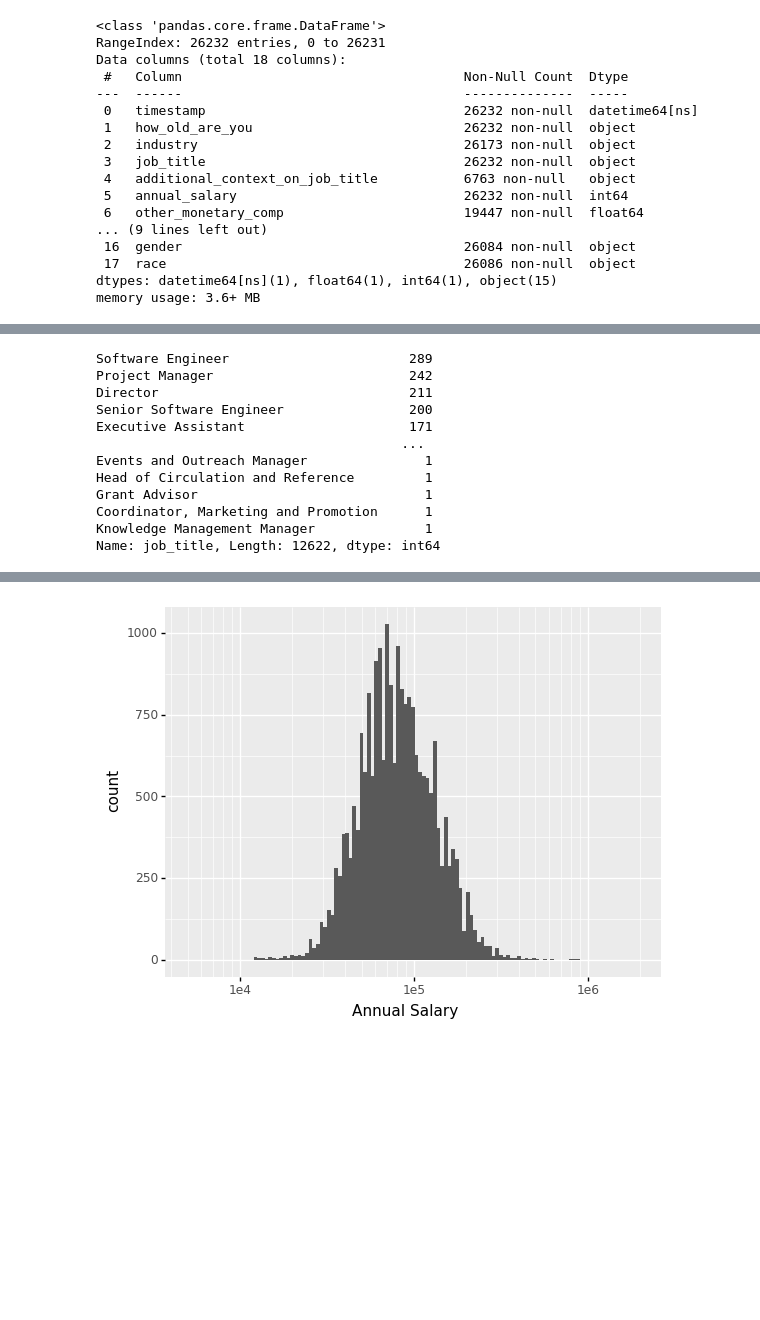
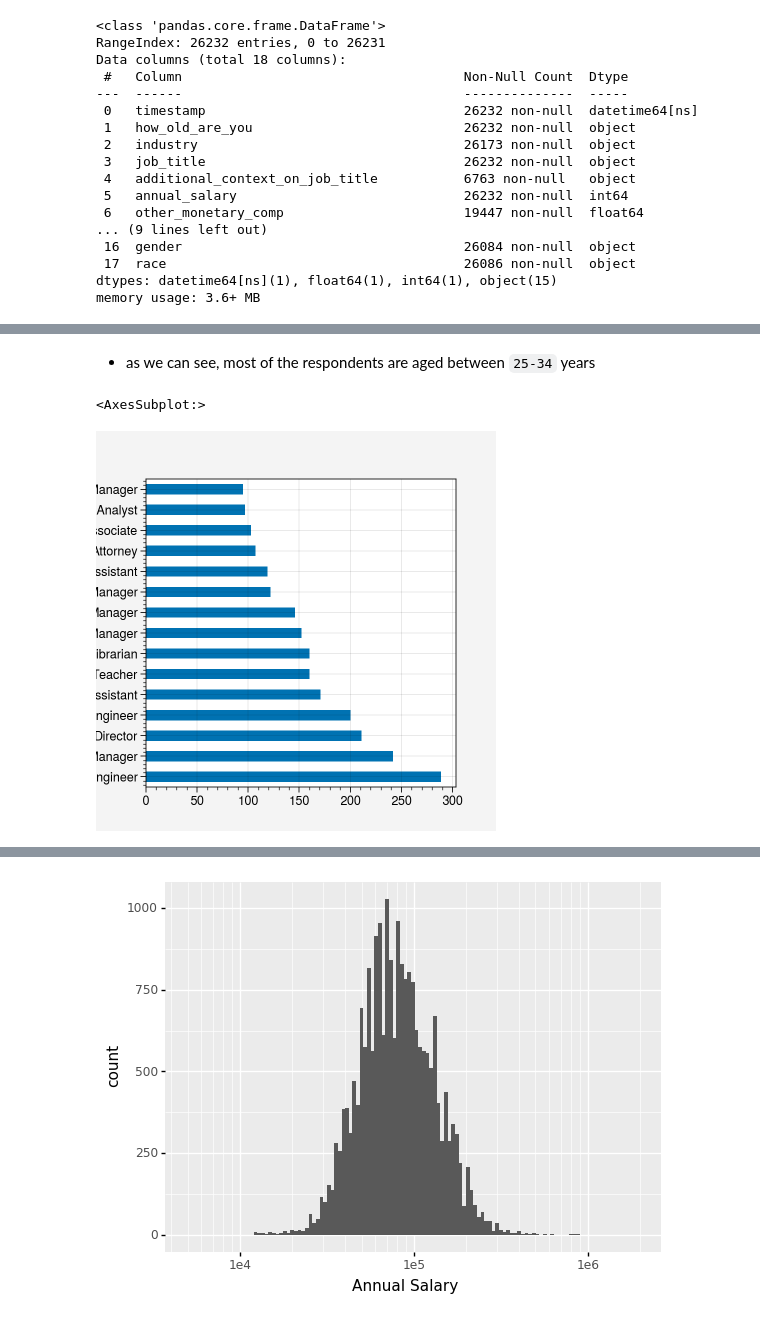
Before and after one commit to andersy005/ms-ds-notebooks, a Jupyter notebook: notebooks/data-cleaning.ipynb, the cells around one changed output, grey strips where cells are left out. Saved outputs shown, nothing was run; the diff lists cells and outputs as text; code cells hidden in the pictures; blank space fills up the shorter version.

```diff
--- a/notebooks/data-cleaning.ipynb
+++ b/notebooks/data-cleaning.ipynb
@@ -79,15 +101,7 @@ Name: how_old_are_you, dtype: int64
+# %% [markdown]
+- as we can see, most of the respondents are aged between `25-34` years
 # %%
-df.job_title.value_counts()
+df.job_title.value_counts()[:15].plot(kind='barh')
 # %% [output]
-Software Engineer                       289
-Project Manager                         242
-Director                                211
-Senior Software Engineer                200
-Executive Assistant                     171
-                                       ...
-Events and Outreach Manager               1
-Head of Circulation and Reference         1
-Grant Advisor                             1
-Coordinator, Marketing and Promotion      1
-Knowledge Management Manager              1
-Name: job_title, Length: 12622, dtype: int64
+<AxesSubplot:>
+[figure, added]
```
Also changed, not shown: parts of 15 cells of this notebook.
